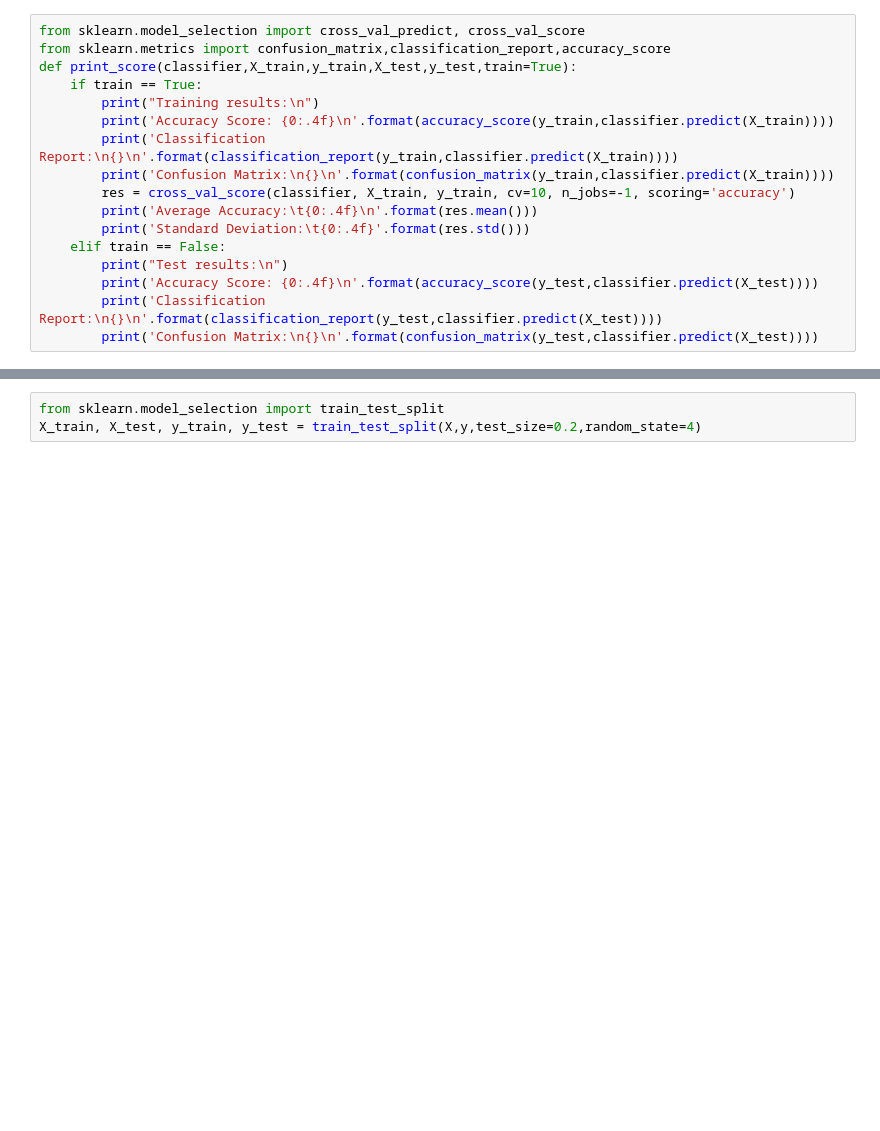
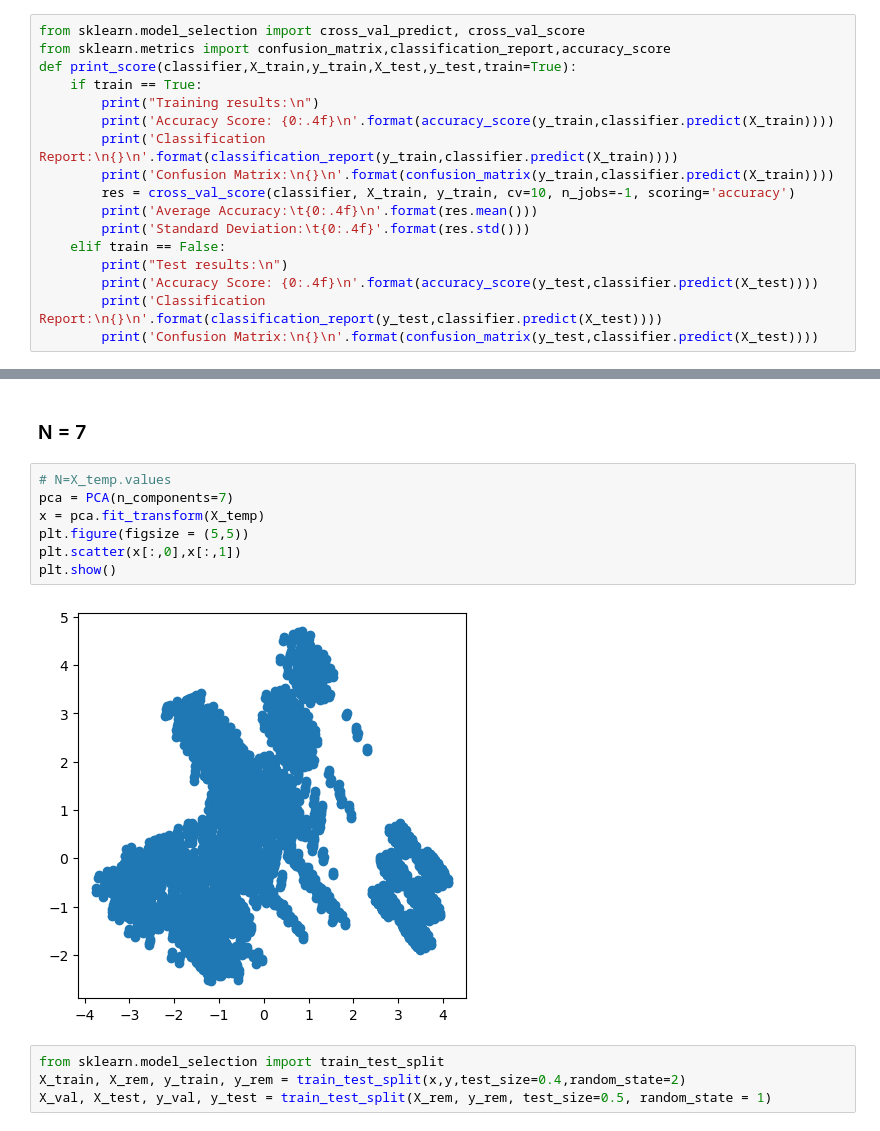
Before and after one commit to sruthik11/Mushroom-Classification_Data-Mining-Final-Project_CSCI-5502, a Jupyter notebook: code/Mushroom_Classification.ipynb, the cells around one changed output, grey strips where cells are left out. Drawn from its saved outputs; the diff is of its cells as text; blank space fills up the shorter version.

```diff
--- a/code/Mushroom_Classification.ipynb
+++ b/code/Mushroom_Classification.ipynb
@@ -831,6 +805,18 @@ def print_score(classifier,X_train,y_train,X_test,y_test,train=True):
+# %% [markdown]
+### N = 7
+# %%
+# N=X_temp.values
+pca = PCA(n_components=7)
+x = pca.fit_transform(X_temp)
+plt.figure(figsize = (5,5))
+plt.scatter(x[:,0],x[:,1])
+plt.show()
+# %% [output]
+[figure, added]
 # %%
 from sklearn.model_selection import train_test_split
-X_train, X_test, y_train, y_test = train_test_split(X,y,test_size=0.2,random_state=4)
+X_train, X_rem, y_train, y_rem = train_test_split(x,y,test_size=0.4,random_state=2)
+X_val, X_test, y_val, y_test = train_test_split(X_rem, y_rem, test_size=0.5, random_state = 1)
 # %%
 from sklearn.linear_model import LogisticRegression
 classifier = LogisticRegression()
```
Also changed, not shown: parts of 38 cells of this notebook.
